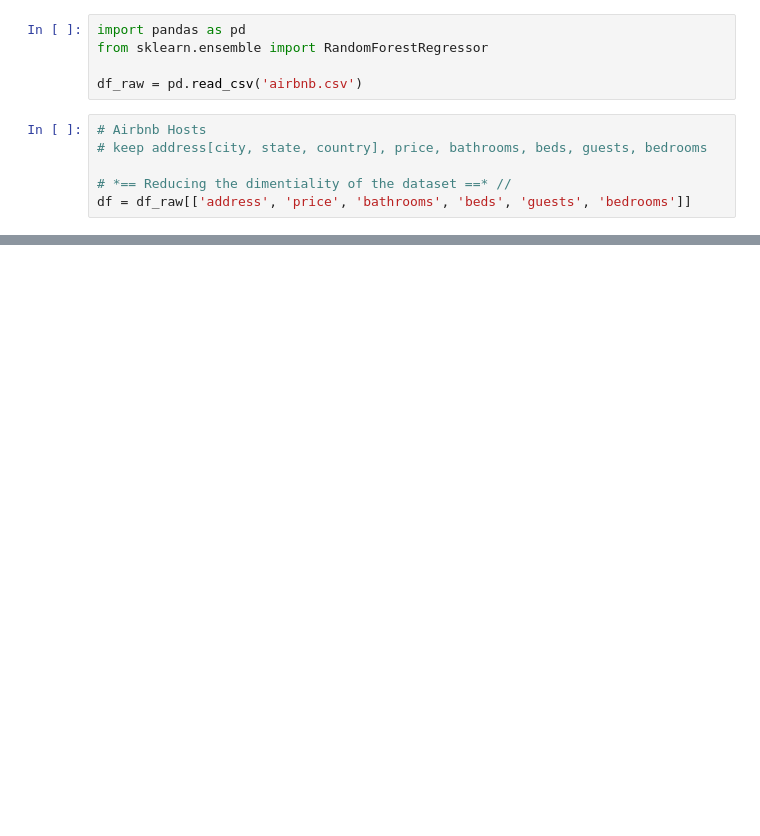
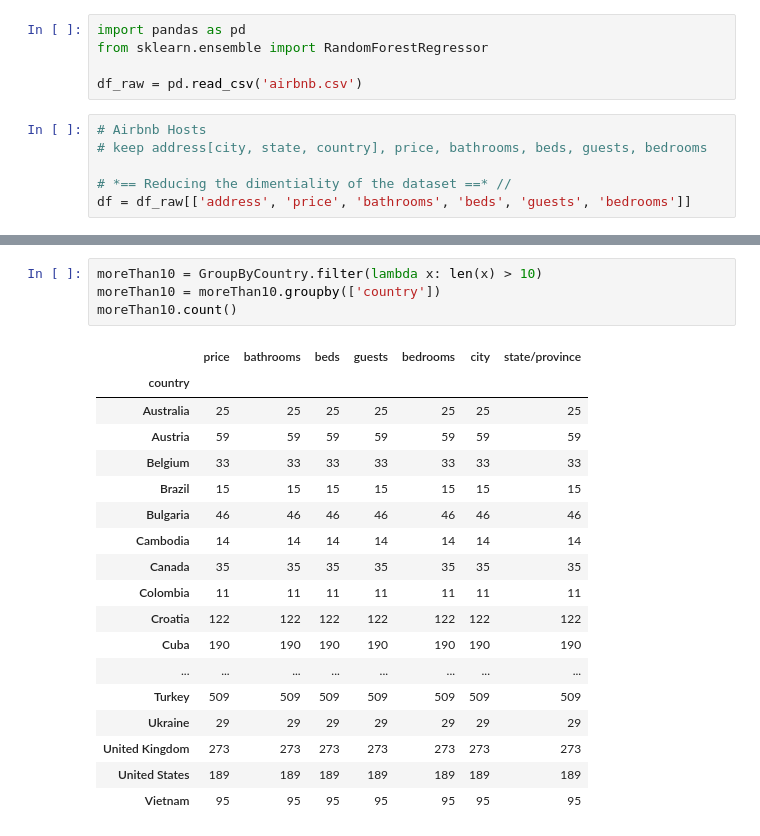
Before and after one commit to adalysg/CAP4770-Team-Project, a Jupyter notebook: notebook.ipynb, the cells around one changed output, grey strips where cells are left out. Cells and saved outputs as stored; diff of their text form; blank space fills up the shorter version.

```diff
--- a/notebook.ipynb
+++ b/notebook.ipynb
@@ -27,0 +51,23 @@ KeyError: "['address'] not found in axis"
+# %%
+moreThan10 = GroupByCountry.filter(lambda x: len(x) > 10)
+moreThan10 = moreThan10.groupby(['country'])
+moreThan10.count()
+# %% [output]
+|  | price | bathrooms | beds | guests | bedrooms | city | state/province |
+| country |  |  |  |  |  |  |  |
+| Australia | 25 | 25 | 25 | 25 | 25 | 25 | 25 |
+| Austria | 59 | 59 | 59 | 59 | 59 | 59 | 59 |
+| Belgium | 33 | 33 | 33 | 33 | 33 | 33 | 33 |
+| Brazil | 15 | 15 | 15 | 15 | 15 | 15 | 15 |
+| Bulgaria | 46 | 46 | 46 | 46 | 46 | 46 | 46 |
+| Cambodia | 14 | 14 | 14 | 14 | 14 | 14 | 14 |
+| Canada | 35 | 35 | 35 | 35 | 35 | 35 | 35 |
+| Colombia | 11 | 11 | 11 | 11 | 11 | 11 | 11 |
+| Croatia | 122 | 122 | 122 | 122 | 122 | 122 | 122 |
+| Cuba | 190 | 190 | 190 | 190 | 190 | 190 | 190 |
+| ... | ... | ... | ... | ... | ... | ... | ... |
+| Turkey | 509 | 509 | 509 | 509 | 509 | 509 | 509 |
+| Ukraine | 29 | 29 | 29 | 29 | 29 | 29 | 29 |
+| United Kingdom | 273 | 273 | 273 | 273 | 273 | 273 | 273 |
+| United States | 189 | 189 | 189 | 189 | 189 | 189 | 189 |
+| Vietnam | 95 | 95 | 95 | 95 | 95 | 95 | 95 |
```
Also changed, not shown: parts of 4 cells of this notebook.
